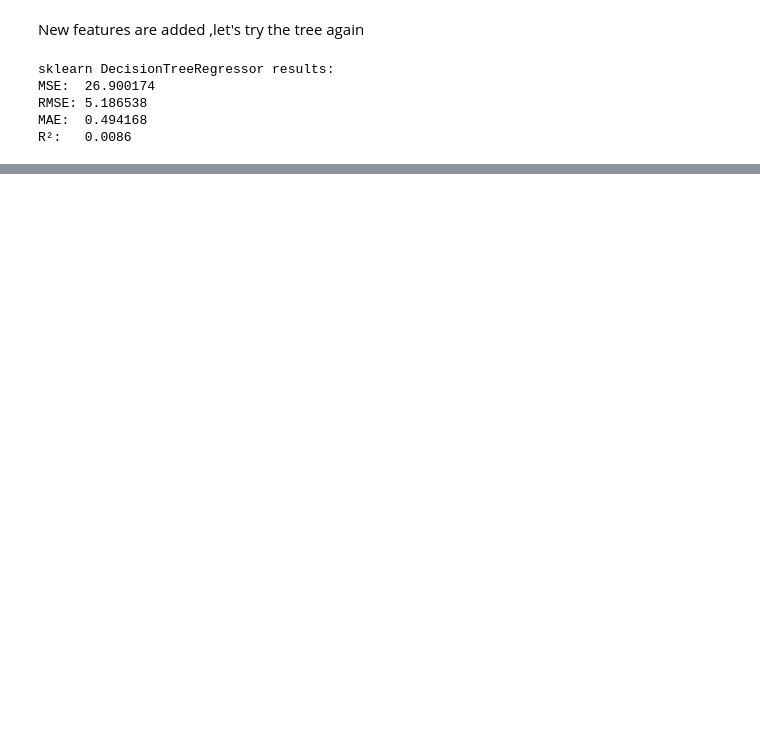
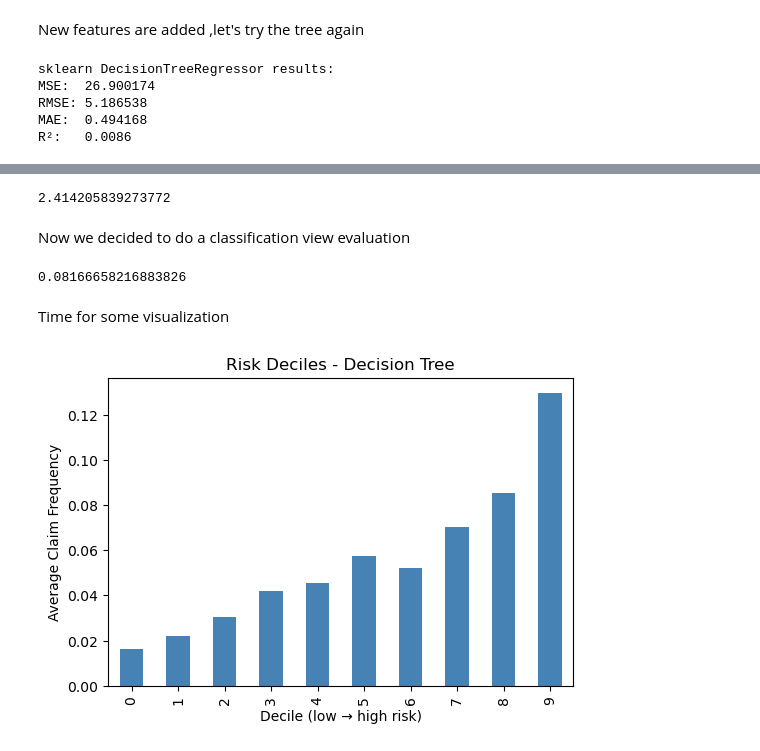
Before and after one commit to AndreiSheremet/Ml-Project.-Predicting-insurance-risk, a Jupyter notebook: Decision_Tree_model.ipynb, the cells around one changed output, grey strips where cells are left out. Saved outputs shown, nothing was run; the diff lists cells and outputs as text; code cells hidden in the pictures; blank space fills up the shorter version.

Commit message:
Added some evaluation

```diff
--- a/Decision_Tree_model.ipynb
+++ b/Decision_Tree_model.ipynb
@@ -34,9 +34,7 @@ y_test=test['Risk']
 # %% [markdown]
 Building the tree
 # %%
-# #Prepare
-X_train=train_encoded.drop(columns=['ClaimNb','Exposure', 'IDpol','Risk'])
-y_train=train_encoded['Risk']
+
 # #Train
 our_tree=Decision_Tree(max_depth=6,min_samples_split=1000)
 our_tree.fit(X_train.values,y_train.values)
@@ -179,13 +191,12 @@ Engineered features didn't help either. I make a conclusion that a decision tree
 # %%
-from sklearn.tree import DecisionTreeClassifier, DecisionTreeRegressor
+from sklearn.tree import  DecisionTreeRegressor
 sk_tree_new = DecisionTreeRegressor(max_depth=6,min_samples_split=1000,  random_state=42) # Changed set up a bit
 sk_tree_new.fit(X_train.values, y_train.values)
 y_pred = sk_tree_new.predict(X_test.values)
+y_pred_count= y_pred * test['Exposure']  # converting for evaluation using mean poisson deviance
+y_true_count= test['ClaimNb']
 
 from sklearn.metrics import mean_poisson_deviance
-eps = 1e-9
-y_pred_safe = np.clip(y_pred, eps, None)
-mpd_model = mean_poisson_deviance(y_test, y_pred_safe)
-
+mpd_model = mean_poisson_deviance(y_true_count, y_pred_count)
 print("Model Poisson Deviance:", mpd_model)
 # %% [output]
@@ -192,0 +207,5 @@ Model Poisson Deviance: 2.1285902661851352
+# %%
+df=pd.DataFrame({'y_pred':y_pred_count, 'y_true':y_true_count})
+df["decile"] = pd.qcut(df["y_pred"], 10, labels=False)
+tab_tree=df.groupby("decile")["y_true"].mean()
+print(tab_tree)
@@ -192,0 +225,38 @@ Model Poisson Deviance: 2.1285902661851352
+# %%
+overall_mean=y_true_count.mean()
+lift_tree= tab_tree.iloc[-1]/ overall_mean
+print(lift_tree)
+# %% [output]
+2.414205839273772
+# %% [markdown]
+Now we decided to do a classification view evaluation
+# %%
+from sklearn.metrics import precision_recall_curve, average_precision_score
+y_true_bin= (y_true_count >0).astype(int)
+
+
+precision, recall, thresholds = precision_recall_curve(y_true_bin, y_pred_count)
+ap_tree = average_precision_score(y_true_bin, y_pred)
+
+print(ap_tree)
+# %% [output]
+0.08166658216883826
+# %% [markdown]
+Time for some visualization
+# %%
+import matplotlib.pyplot as plt
+def decile_plot(y_true, y_pred, model_name):
+    df = pd.DataFrame({"y_true": y_true, "y_pred": y_pred})
+    df["decile"] = pd.qcut(df["y_pred"], 10, labels=False)
+
+    deciles = df.groupby("decile")["y_true"].mean()
+
+    plt.figure(figsize=(6,4))
+    deciles.plot(kind="bar", color="steelblue")
+    plt.title(f"Risk Deciles - {model_name}")
+    plt.ylabel("Average Claim Frequency")
+    plt.xlabel("Decile (low → high risk)")
+    plt.show()
+decile_plot(y_true_count, y_pred_count, model_name= 'Decision Tree')
+# %% [output]
+[figure, added]
```
Also changed, not shown: parts of 10 cells of this notebook, 3 other files.
